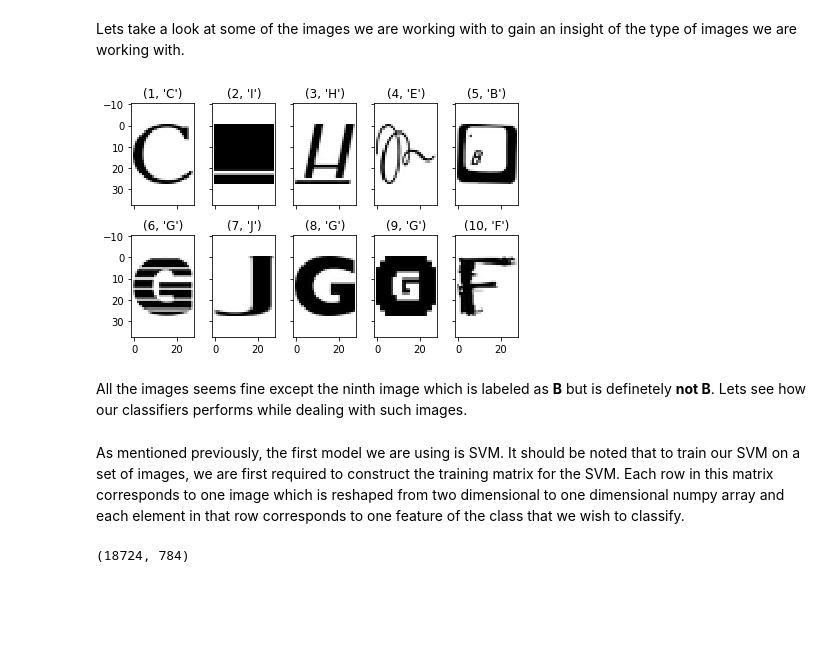
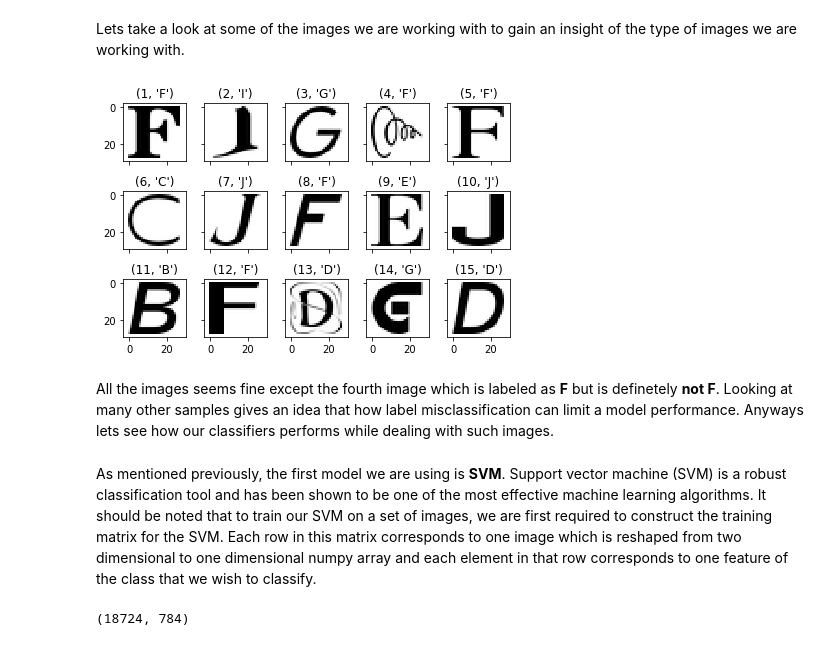
Before and after one commit to yashil101/CNN_Image_Classification_notMNIST_dataset, a Jupyter notebook: CNN on notMNIST dataset.ipynb, the cells around one changed output. Drawn from its saved outputs; the diff is of its cells as text; code cells hidden in the pictures; blank space fills up the shorter version.

```diff
--- a/CNN on notMNIST dataset.ipynb
+++ b/CNN on notMNIST dataset.ipynb
@@ -63,23 +63,23 @@ X, labels = np.asarray(X), np.asarray(labels)
 Lets take a look at some of the images we are working with to gain an insight of the type of images we are working with.
 # %%
 #Plotting some samples images
-num_rows, num_cols = 2, 5
+num_rows, num_cols = 3, 5
 fig, ax = plt.subplots(num_rows, num_cols,sharex=True,sharey=True)
 
 ax=ax.flatten()
 
-for i in range(10):
+for i in range(15):
     ax[i].imshow(X[i],cmap='Greys',interpolation='nearest')
     ax[i].set_title((i+1,labels[i]))
 
 plt.tight_layout()
 plt.show()
 # %% [output]
-[figure, old version]
+[figure, new version]
 # %% [markdown]
-All the images seems fine except the ninth image which is labeled as **B** but is definetely **not B**. Lets see how our classifiers performs while dealing with such images.
+All the images seems fine except the fourth image which is labeled as **F** but is definetely **not F**. Looking at many other samples gives an idea that how label misclassification can limit a model performance. Anyways lets see how our classifiers performs while dealing with such images.
 # %% [markdown]
-As mentioned previously, the first model we are using is SVM. It should be noted that to train our SVM on a set of images, we are first required to construct the training matrix for the SVM. Each row in this matrix corresponds to one image which is reshaped from two dimensional to one dimensional numpy array and each element in that row corresponds to one feature of the class that we wish to classify.
+As mentioned previously, the first model we are using is **SVM**. Support vector machine (SVM) is a robust classification tool and has been shown to be one of the most effective machine learning algorithms. It should be noted that to train our SVM on a set of images, we are first required to construct the training matrix for the SVM. Each row in this matrix corresponds to one image which is reshaped from two dimensional to one dimensional numpy array and each element in that row corresponds to one feature of the class that we wish to classify.
 # %%
 N=len(X)
 img_size=len(X[0])
```
Also changed, not shown: parts of 16 cells of this notebook.
